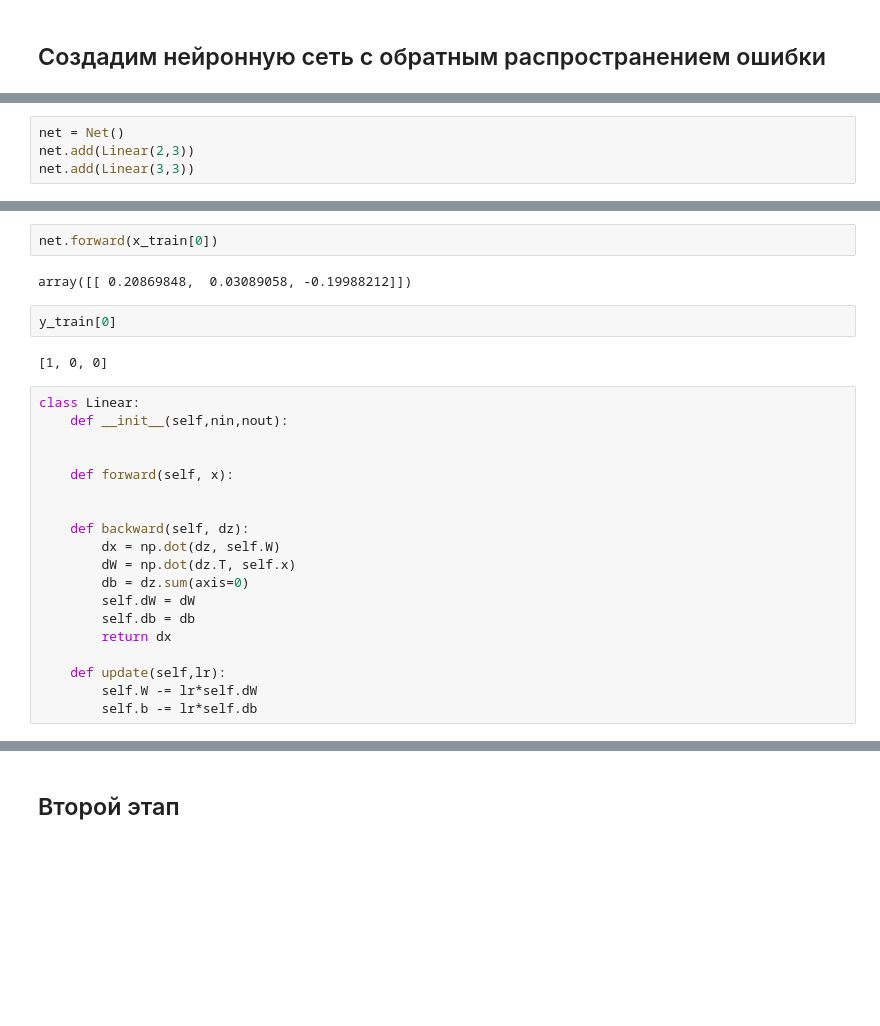
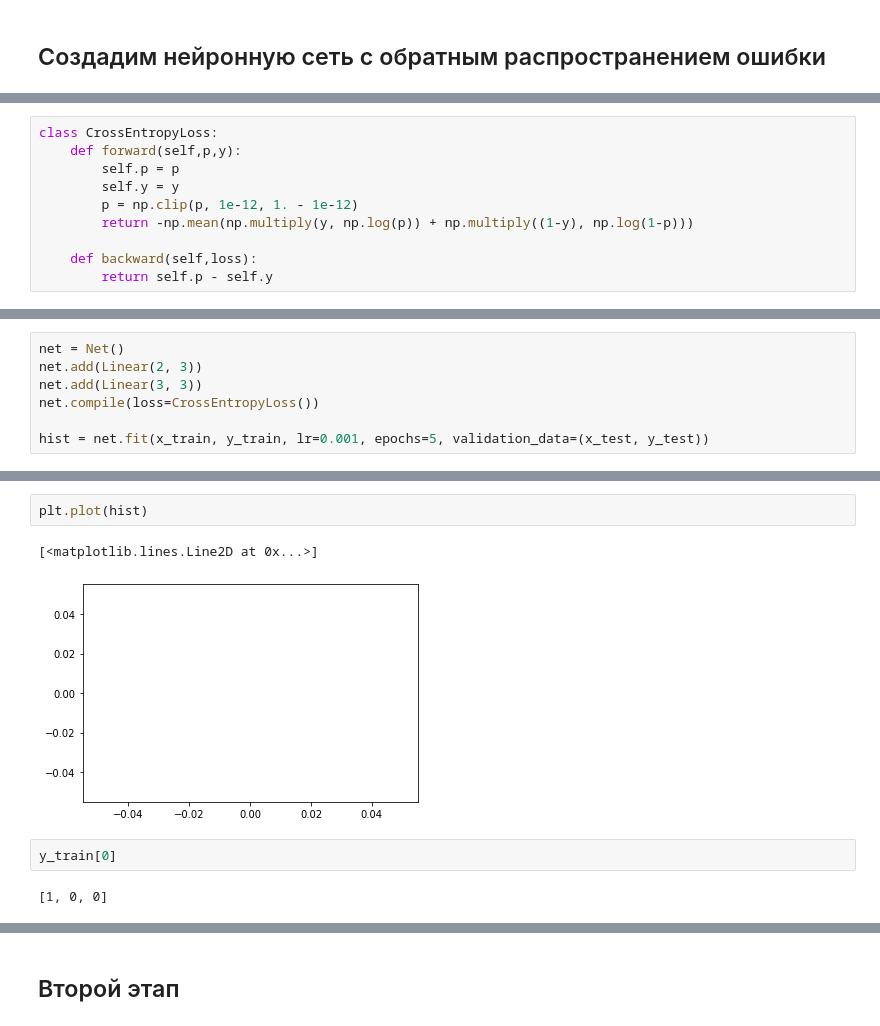
Before and after one commit to pagamov/7sem, a Jupyter notebook: Нейроинформатика/3lab/3lab.ipynb, the cells around one changed output, grey strips where cells are left out. Saved outputs shown, nothing was run; the diff lists cells and outputs as text; blank space fills up the shorter version.

```diff
--- a/Нейроинформатика/3lab/3lab.ipynb
+++ b/Нейроинформатика/3lab/3lab.ipynb
@@ -51,3 +63,13 @@ class Linear:
+# %%
+class CrossEntropyLoss:
+    def forward(self,p,y):
+        self.p = p
+        self.y = y
+        p = np.clip(p, 1e-12, 1. - 1e-12)
+        return -np.mean(np.multiply(y, np.log(p)) + np.multiply((1-y), np.log(1-p)))
+
+    def backward(self,loss):
+        return self.p - self.y
 # %%
 class Net:
     def __init__(self):
@@ -61,4 +133,7 @@ class Net:
 # %%
 net = Net()
-net.add(Linear(2,3))
-net.add(Linear(3,3))
+net.add(Linear(2, 3))
+net.add(Linear(3, 3))
+net.compile(loss=CrossEntropyLoss())
+
+hist = net.fit(x_train, y_train, lr=0.001, epochs=5, validation_data=(x_test, y_test))
@@ -65,27 +158,9 @@ net.add(Linear(3,3))
-# %%
-net.forward(x_train[0])
-# %% [output]
-array([[ 0.20869848,  0.03089058, -0.19988212]])
+# %%
+plt.plot(hist)
+# %% [output]
+[<matplotlib.lines.Line2D at 0x...>]
+[figure, added]
 # %%
 y_train[0]
 # %% [output]
 [1, 0, 0]
-# %%
-class Linear:
-    def __init__(self,nin,nout):
-
-
-    def forward(self, x):
-
-
-    def backward(self, dz):
-        dx = np.dot(dz, self.W)
-        dW = np.dot(dz.T, self.x)
-        db = dz.sum(axis=0)
-        self.dW = dW
-        self.db = db
-        return dx
-
-    def update(self,lr):
-        self.W -= lr*self.dW
-        self.b -= lr*self.db
```
Also changed, not shown: parts of 8 cells of this notebook, 5 other files.
